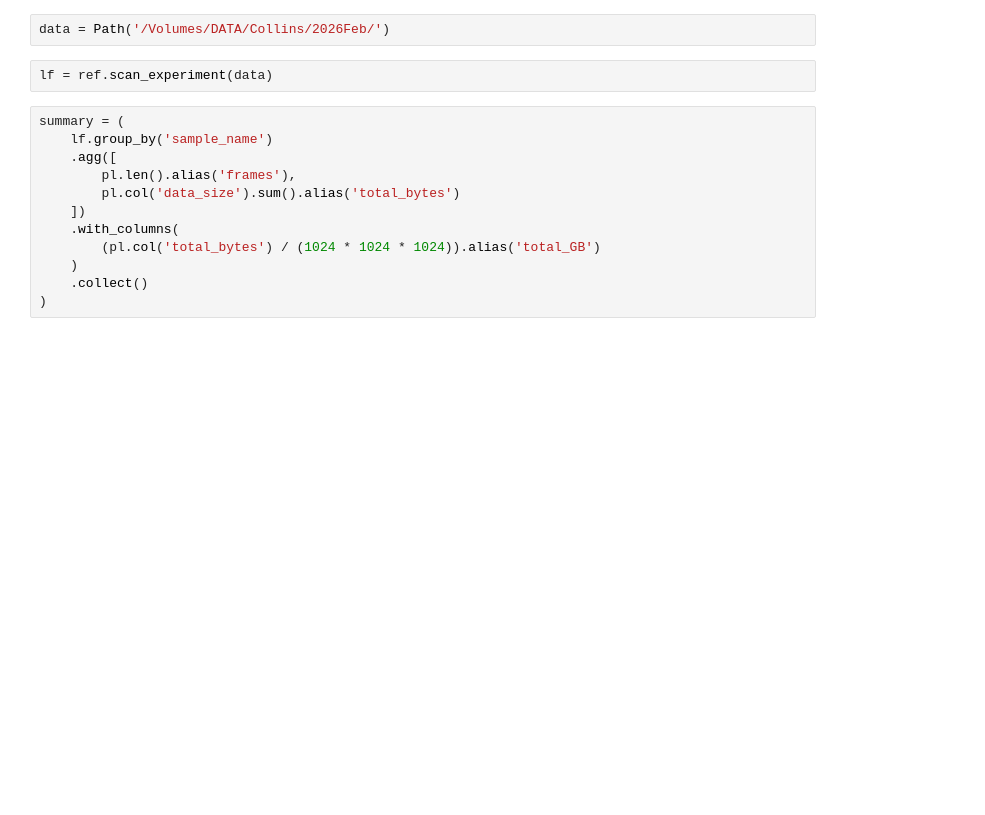
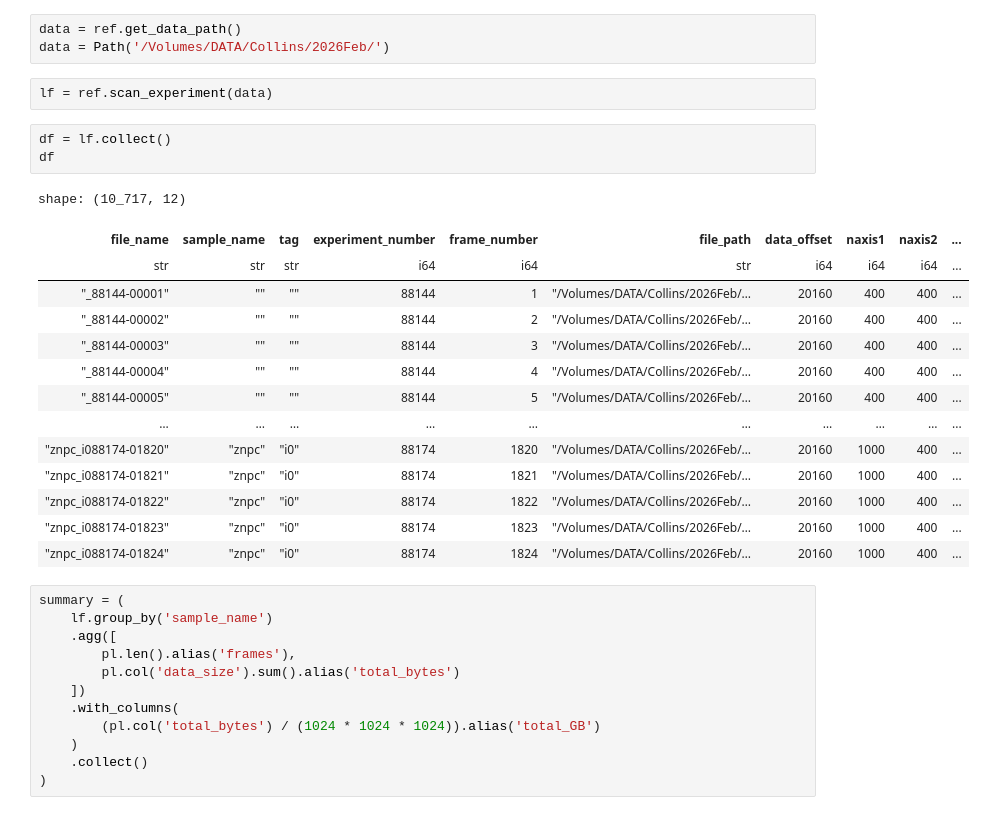
Before and after one commit to WSU-Carbon-Lab/pyref, a Jupyter notebook: docs/prototype.ipynb, the cells around one changed output. Saved outputs shown, nothing was run; the diff lists cells and outputs as text; blank space fills up the shorter version.

```diff
--- a/docs/prototype.ipynb
+++ b/docs/prototype.ipynb
@@ -9,9 +9,28 @@ import matplotlib.pyplot as plt
 [interactive output not drawn]
 [interactive output not drawn]
 # %%
+data = ref.get_data_path()
 data = Path('/Volumes/DATA/Collins/2026Feb/')
 # %%
 lf = ref.scan_experiment(data)
+# %%
+df = lf.collect()
+df
+# %% [output]
+shape: (10_717, 12)
+| file_name | sample_name | tag | experiment_number | frame_number | file_path | data_offset | naxis1 | naxis2 | ... |
+| str | str | str | i64 | i64 | str | i64 | i64 | i64 | ... |
+| "_88144-00001" | "" | "" | 88144 | 1 | "/Volumes/DATA/Collins/2026Feb/… | 20160 | 400 | 400 | ... |
+| "_88144-00002" | "" | "" | 88144 | 2 | "/Volumes/DATA/Collins/2026Feb/… | 20160 | 400 | 400 | ... |
+| "_88144-00003" | "" | "" | 88144 | 3 | "/Volumes/DATA/Collins/2026Feb/… | 20160 | 400 | 400 | ... |
+| "_88144-00004" | "" | "" | 88144 | 4 | "/Volumes/DATA/Collins/2026Feb/… | 20160 | 400 | 400 | ... |
+| "_88144-00005" | "" | "" | 88144 | 5 | "/Volumes/DATA/Collins/2026Feb/… | 20160 | 400 | 400 | ... |
+| … | … | … | … | … | … | … | … | … | ... |
+| "znpc_i088174-01820" | "znpc" | "i0" | 88174 | 1820 | "/Volumes/DATA/Collins/2026Feb/… | 20160 | 1000 | 400 | ... |
+| "znpc_i088174-01821" | "znpc" | "i0" | 88174 | 1821 | "/Volumes/DATA/Collins/2026Feb/… | 20160 | 1000 | 400 | ... |
+| "znpc_i088174-01822" | "znpc" | "i0" | 88174 | 1822 | "/Volumes/DATA/Collins/2026Feb/… | 20160 | 1000 | 400 | ... |
+| "znpc_i088174-01823" | "znpc" | "i0" | 88174 | 1823 | "/Volumes/DATA/Collins/2026Feb/… | 20160 | 1000 | 400 | ... |
+| "znpc_i088174-01824" | "znpc" | "i0" | 88174 | 1824 | "/Volumes/DATA/Collins/2026Feb/… | 20160 | 1000 | 400 | ... |
 # %%
 summary = (
     lf.group_by('sample_name')
```
Also changed, not shown: 2 other files.
